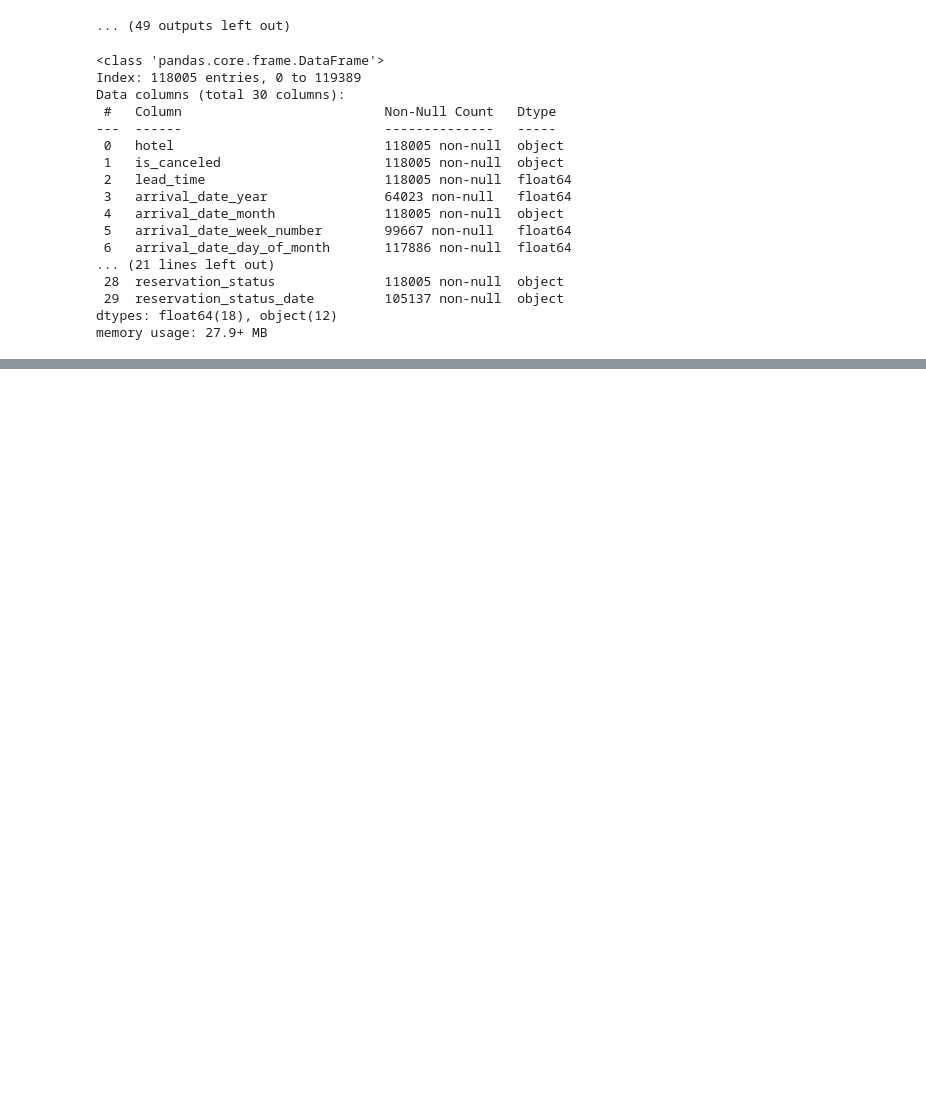
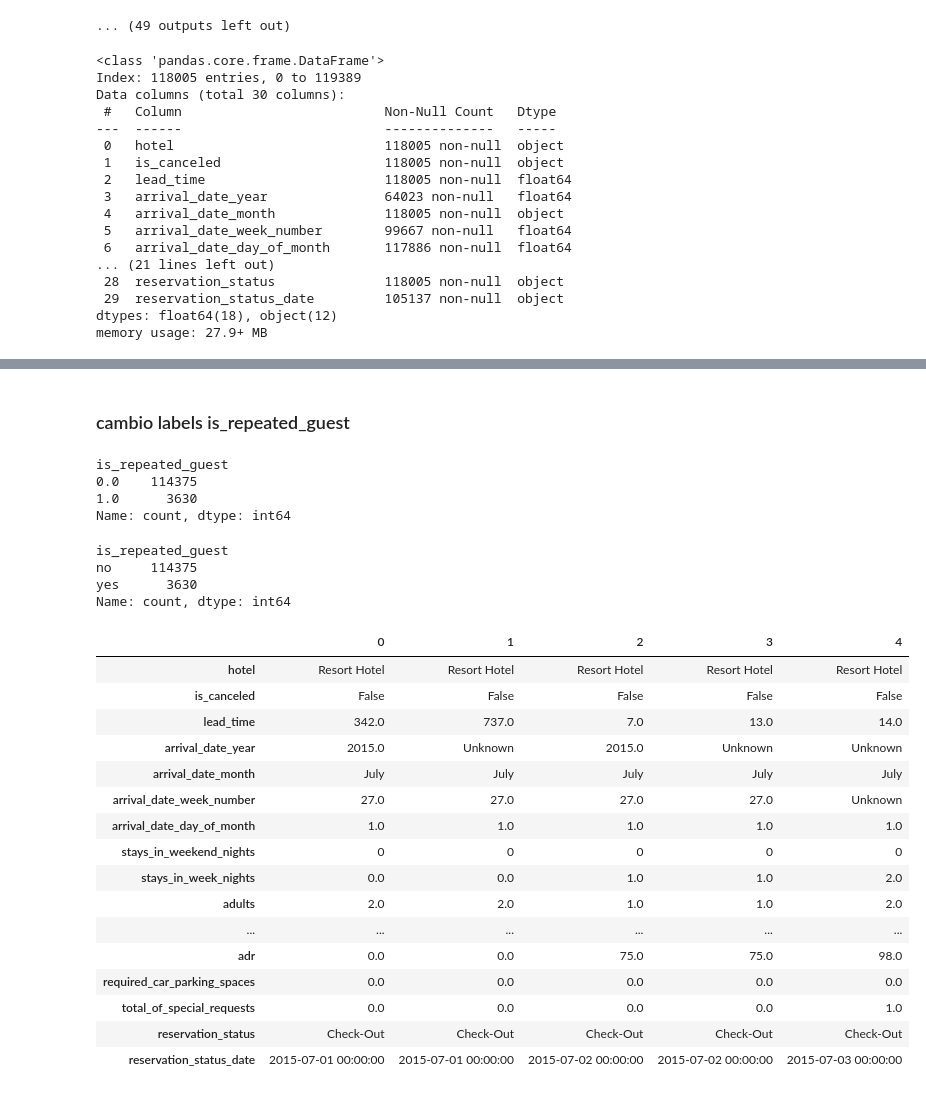
Before and after one commit to Adalab/proyecto-da-promoF-modulo4-equipo2, a Jupyter notebook: Limpieza.ipynb, the cells around one changed output, grey strips where cells are left out. Cells and saved outputs as stored; diff of their text form; code cells hidden in the pictures; blank space fills up the shorter version.

```diff
--- a/Limpieza.ipynb
+++ b/Limpieza.ipynb
@@ -154,0 +334,2 @@ memory usage: 27.9+ MB
+# %%
+df["arrival_date_month"] = df["arrival_date_month"].replace({"1":"January", "2":"February", "3":"March"})
@@ -154,0 +364,38 @@ memory usage: 27.9+ MB
+# %% [markdown]
+### cambio labels is_repeated_guest
+# %%
+df["is_repeated_guest"].value_counts()
+# %% [output]
+is_repeated_guest
+0.0    114375
+1.0      3630
+Name: count, dtype: int64
+# %%
+df["is_repeated_guest"] = df["is_repeated_guest"].replace({0:"no", 1:"yes"})
+# %%
+df["is_repeated_guest"].value_counts()
+# %% [output]
+is_repeated_guest
+no     114375
+yes      3630
+Name: count, dtype: int64
+# %%
+df.head().T
+# %% [output]
+|  | 0 | 1 | 2 | 3 | 4 |
+| hotel | Resort Hotel | Resort Hotel | Resort Hotel | Resort Hotel | Resort Hotel |
+| is_canceled | False | False | False | False | False |
+| lead_time | 342.0 | 737.0 | 7.0 | 13.0 | 14.0 |
+| arrival_date_year | 2015.0 | Unknown | 2015.0 | Unknown | Unknown |
+| arrival_date_month | July | July | July | July | July |
+| arrival_date_week_number | 27.0 | 27.0 | 27.0 | 27.0 | Unknown |
+| arrival_date_day_of_month | 1.0 | 1.0 | 1.0 | 1.0 | 1.0 |
+| stays_in_weekend_nights | 0 | 0 | 0 | 0 | 0 |
+| stays_in_week_nights | 0.0 | 0.0 | 1.0 | 1.0 | 2.0 |
+| adults | 2.0 | 2.0 | 1.0 | 1.0 | 2.0 |
+| ... | ... | ... | ... | ... | ... |
+| adr | 0.0 | 0.0 | 75.0 | 75.0 | 98.0 |
+| required_car_parking_spaces | 0.0 | 0.0 | 0.0 | 0.0 | 0.0 |
+| total_of_special_requests | 0.0 | 0.0 | 0.0 | 0.0 | 1.0 |
+| reservation_status | Check-Out | Check-Out | Check-Out | Check-Out | Check-Out |
+| reservation_status_date | 2015-07-01 00:00:00 | 2015-07-01 00:00:00 | 2015-07-02 00:00:00 | 2015-07-02 00:00:00 | 2015-07-03 00:00:00 |
```
Also changed, not shown: parts of 31 cells of this notebook, 1 other file.
